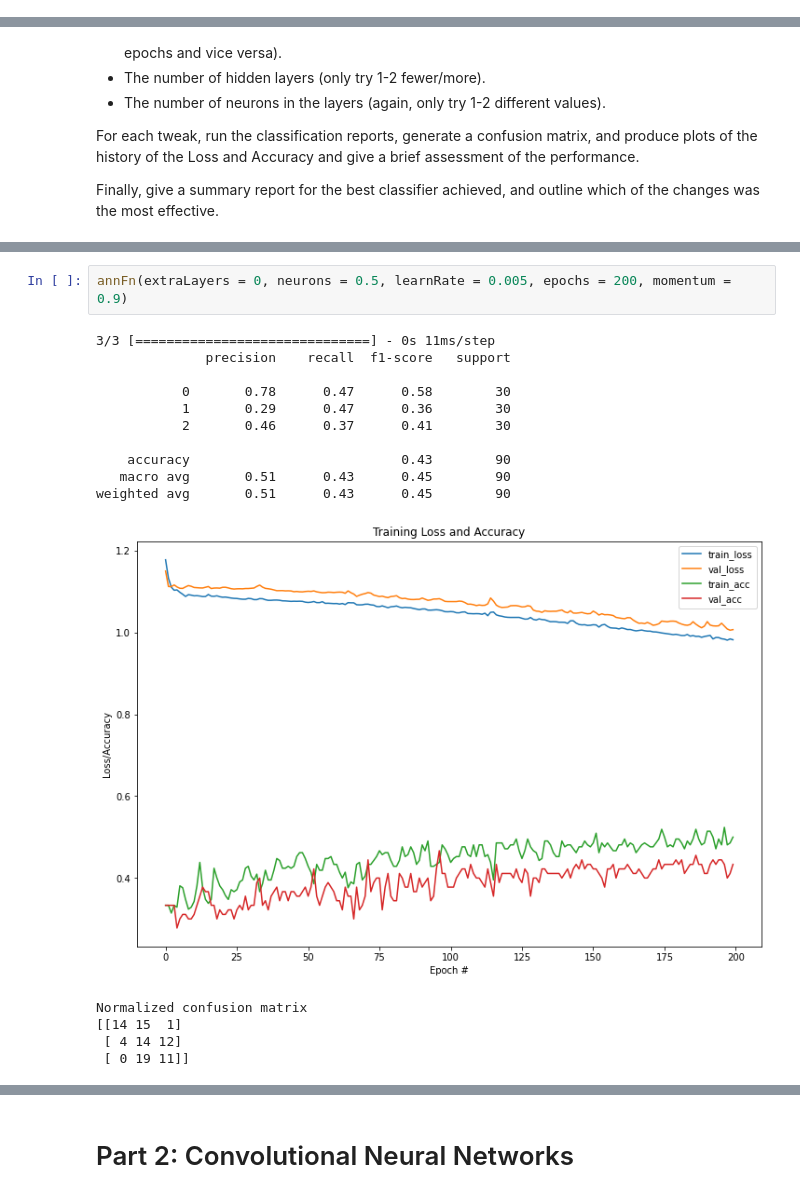
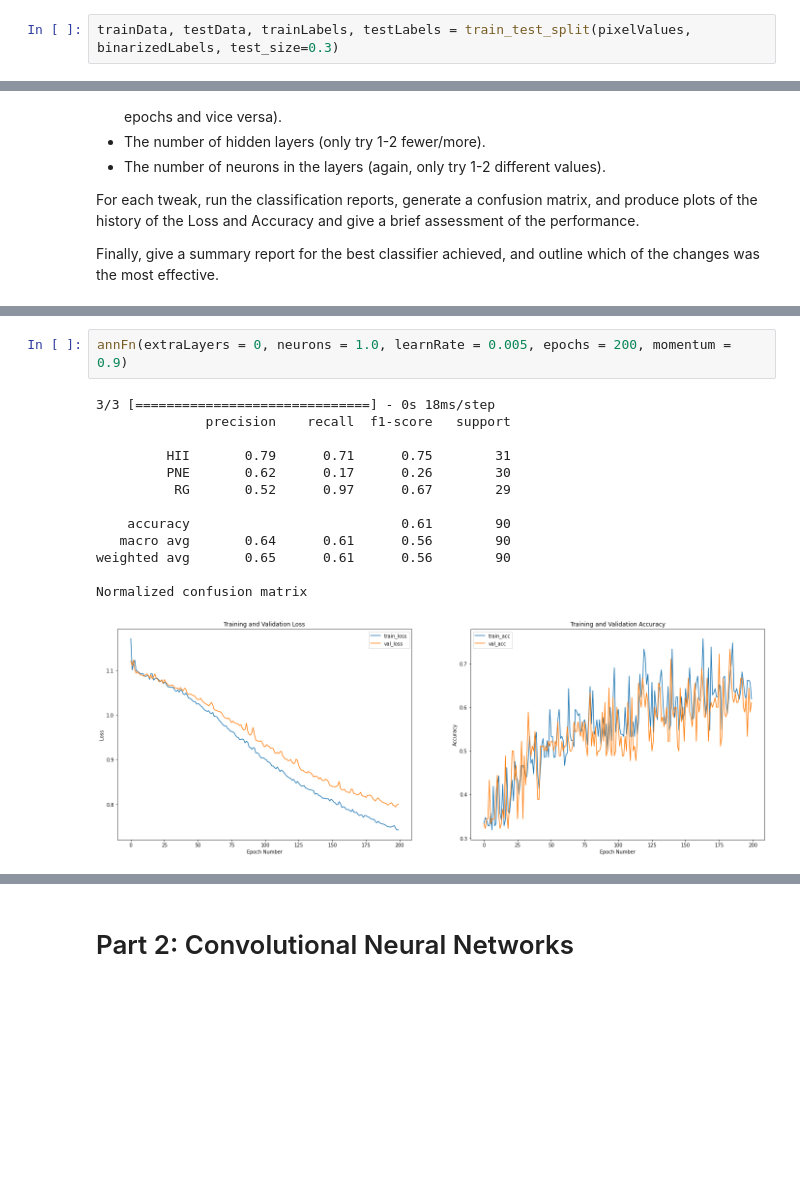
Before and after one commit to crudolphMQU/Data-Science-Techniques-in-Astrophysics, a Jupyter notebook: ASTR3110_Lab3_github.ipynb, the cells around one changed output, grey strips where cells are left out. Cells and saved outputs as stored; diff of their text form; blank space fills up the shorter version.

```diff
--- a/ASTR3110_Lab3_github.ipynb
+++ b/ASTR3110_Lab3_github.ipynb
@@ -812,5 +903,7 @@ Making a function. Noting that we will only allow the following for the explorat
 - 2 times the number of layers
 - 2 times the number of neurons.
 - half the number of neurons.
+# %%
+trainData, testData, trainLabels, testLabels = train_test_split(pixelValues, binarizedLabels, test_size=0.3)
 # %%
 def annFn(extraLayers : int, neurons: float, learnRate: float, epochs: int, momentum: float):
@@ -960,18 +1156,16 @@ Finally, give a summary report for the best classifier achieved, and outline whi
 # %%
-annFn(extraLayers = 0, neurons = 0.5, learnRate = 0.005, epochs = 200, momentum = 0.9)
+annFn(extraLayers = 0, neurons = 1.0, learnRate = 0.005, epochs = 200, momentum = 0.9)
 # %% [output]
-3/3 [==============================] - 0s 11ms/step
+3/3 [==============================] - 0s 18ms/step
               precision    recall  f1-score   support
 
-           0       0.78      0.47      0.58        30
-           1       0.29      0.47      0.36        30
-           2       0.46      0.37      0.41        30
+         HII       0.79      0.71      0.75        31
+         PNE       0.62      0.17      0.26        30
+          RG       0.52      0.97      0.67        29
 
-    accuracy                           0.43        90
-   macro avg       0.51      0.43      0.45        90
-weighted avg       0.51      0.43      0.45        90
+    accuracy                           0.61        90
+   macro avg       0.64      0.61      0.56        90
+weighted avg       0.65      0.61      0.56        90
+
+Normalized confusion matrix
-[figure, old version]
+[figure, new version]
-Normalized confusion matrix
-[[14 15  1]
- [ 4 14 12]
- [ 0 19 11]]
```
Also changed, not shown: parts of 70 cells of this notebook.
